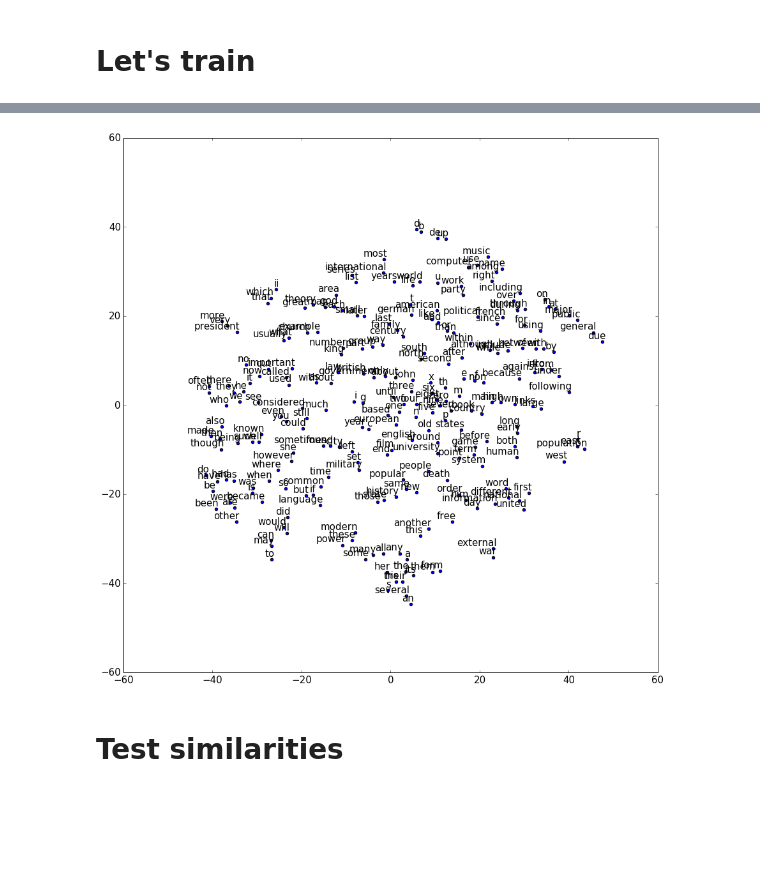
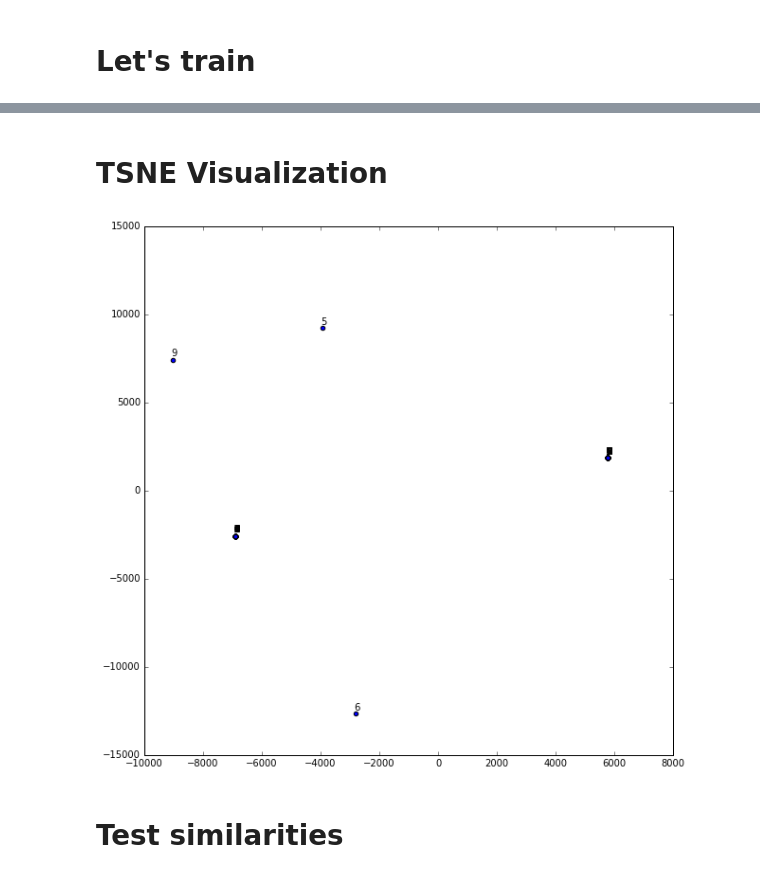
Before and after one commit to RomanKoshelev/deepcoins, a Jupyter notebook: mnist_embeddings.ipynb, the cells around one changed output, grey strips where cells are left out. Saved outputs shown, nothing was run; the diff lists cells and outputs as text; code cells hidden in the pictures; blank space fills up the shorter version.

```diff
--- a/mnist_embeddings.ipynb
+++ b/mnist_embeddings.ipynb
@@ -12,6 +18,9 @@ from IPython.display import clear_output
 # Import MNIST data
 from tensorflow.examples.tutorials.mnist import input_data
 mnist = input_data.read_data_sets("/tmp/data/", one_hot=True)
+
+data_size = len(mnist.train.images)
+
 print(np.shape(mnist.train.images))
 print(np.shape(mnist.train.labels))
 # %% [output]
@@ -150,0 +212,19 @@ step = 2100, average_loss = 7.90e+04
+# %%
+from sklearn.manifold import TSNE
+
+num_points = 70
+points = embeds[:num_points]
+
+print('points', np.shape(points))
+
+# two_d_embeddings = np.linalg.svd(points)[0]
+two_d_embeddings = points
+
+plt.figure(figsize=(10,10))
+
+for i in range(num_points):
+    x, y = two_d_embeddings[i, :2]
+    plt.scatter(x, y)
+    plt.annotate(labels[i], xy=(x, y), xytext=(5, 2), textcoords="offset points",
+    ha="right", va="bottom")
+plt.show();
@@ -151,23 +234,21 @@ step = 2100, average_loss = 7.90e+04
+# %% [markdown]
+# TSNE Visualization
 # %%
 from sklearn.manifold import TSNE
 
-num_points = 250
+points = embeds[:num_points]
 
-data = get_batch(num_points)[0]
+two_d_embeddings = TSNE(perplexity=10, n_components=2, init="pca", n_iter=5000).fit_transform(points)
 
-tsne = TSNE(perplexity=10, n_components=2, init="pca", n_iter=5000)
-two_d_embeddings = tsne.fit_transform(data[1:num_points+1, :])
+plt.figure(figsize=(10,10))
 
-plt.figure(figsize=(15,15))
-words = [index_to_word[i] for i in range(1, num_points+1)]
-
-for i, label in enumerate(words):
-    x, y = two_d_embeddings[i, :]
+for i in range(num_points):
+    x, y = two_d_embeddings[i, :2]
     plt.scatter(x, y)
-    plt.annotate(label, xy=(x, y), xytext=(5, 2), textcoords="offset points",
-                   ha="right", va="bottom")
-plt.show()
+    plt.annotate(labels[i], xy=(x, y), xytext=(5, 2), textcoords="offset points",
+    ha="right", va="bottom")
+plt.show();
 # %% [output]
-[figure, old version]
+[figure, new version]
 # %% [markdown]
 # Test similarities
```
Also changed, not shown: parts of 6 cells of this notebook.
